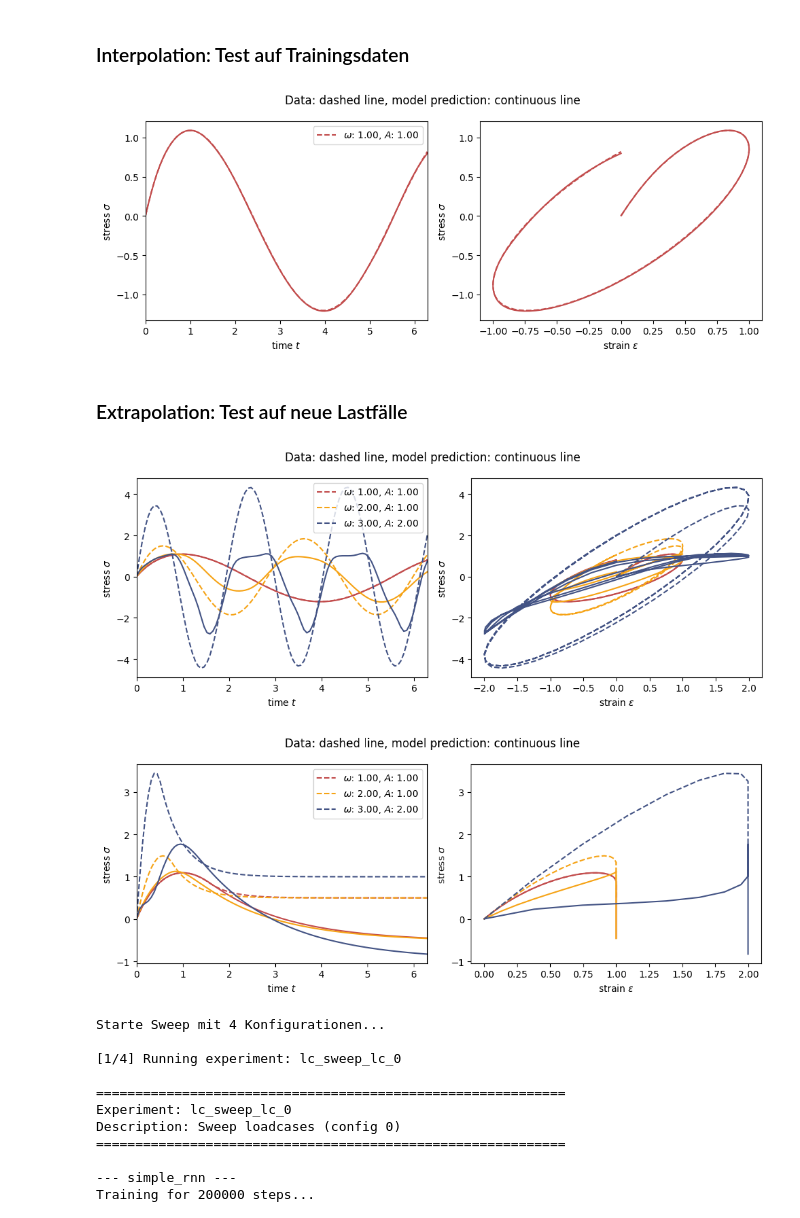
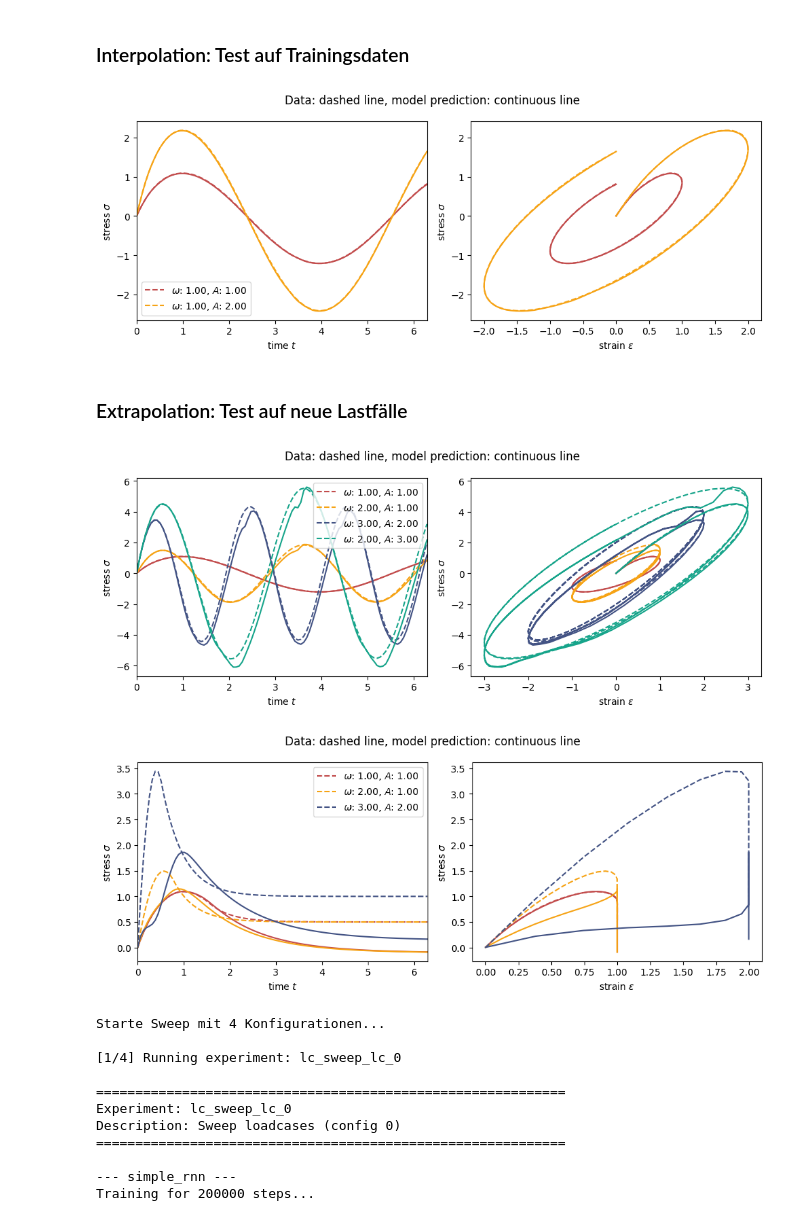
Before and after one commit to Lukas-F-1/ML-Tutorial-WS25_26, a Jupyter notebook: viscoelasticity/main.ipynb, the cells around one changed output. Cells and saved outputs as stored; diff of their text form; code cells hidden in the pictures.

```diff
--- a/viscoelasticity/main.ipynb
+++ b/viscoelasticity/main.ipynb
@@ -84,8 +84,8 @@ Naiver RNN ohne physikalische Informationen. Das Netzwerk lernt direkt die Abbil
 $(\gamma_\text{old}, \varepsilon, \Delta t) \to (\gamma_\text{new}, \sigma)$.
 # %%
 # Calibration data: (A=1, omega=1)
-omegas_cal = [1.0]
-As_cal = [1.0]
+omegas_cal = [1.0, 2.0]
+As_cal = [1.0, 1.0]
 
 eps_cal, eps_dot_cal, sig_cal, dts_cal = td.generate_data_harmonic(
     E_infty, E, eta, n, omegas_cal, As_cal
@@ -137,21 +137,21 @@ model_rnn_ = klax.finalize(model_rnn)
 sig_pred = jax.vmap(model_rnn_)((eps_cal, dts_cal))
 tp.plot_model_pred(eps_cal, sig_cal, sig_pred, omegas_cal, As_cal)
 # %% [output]
-[figure, old version]
+[figure, new version]
 # %% [markdown]
 ### Extrapolation: Test auf neue Lastfälle
 # %%
 # Test on all harmonic load cases
-omegas_test = [1, 2, 3]
-As_test = [1, 1, 2]
+omegas_test = [1, 2, 3, 2]
+As_test = [1, 1, 2, 3]
 
 eps_test, eps_dot_test, sig_test, dts_test = td.generate_data_harmonic(
     E_infty, E, eta, n, omegas_test, As_test
 )
 sig_pred_test = jax.vmap(model_rnn_)((eps_test, dts_test))
 tp.plot_model_pred(eps_test, sig_test, sig_pred_test, omegas_test, As_test)
 # %% [output]
-[figure, old version]
+[figure, new version]
 # %%
 # Test on relaxation
 eps_relax_test, eps_dot_relax_test, sig_relax_test, dts_relax_test = td.generate_data_relaxation(
@@ -160,7 +160,7 @@ eps_relax_test, eps_dot_relax_test, sig_relax_test, dts_relax_test = td.generate
 sig_pred_relax = jax.vmap(model_rnn_)((eps_relax_test, dts_relax_test))
 tp.plot_model_pred(eps_relax_test, sig_relax_test, sig_pred_relax, omegas_test, As_test)
 # %% [output]
-[figure, old version]
+[figure, new version]
 # %%
 import tmlsm.configs as configs
 import tmlsm.experiments as experiments
```
Also changed, not shown: parts of 20 cells of this notebook, 2 other files.
